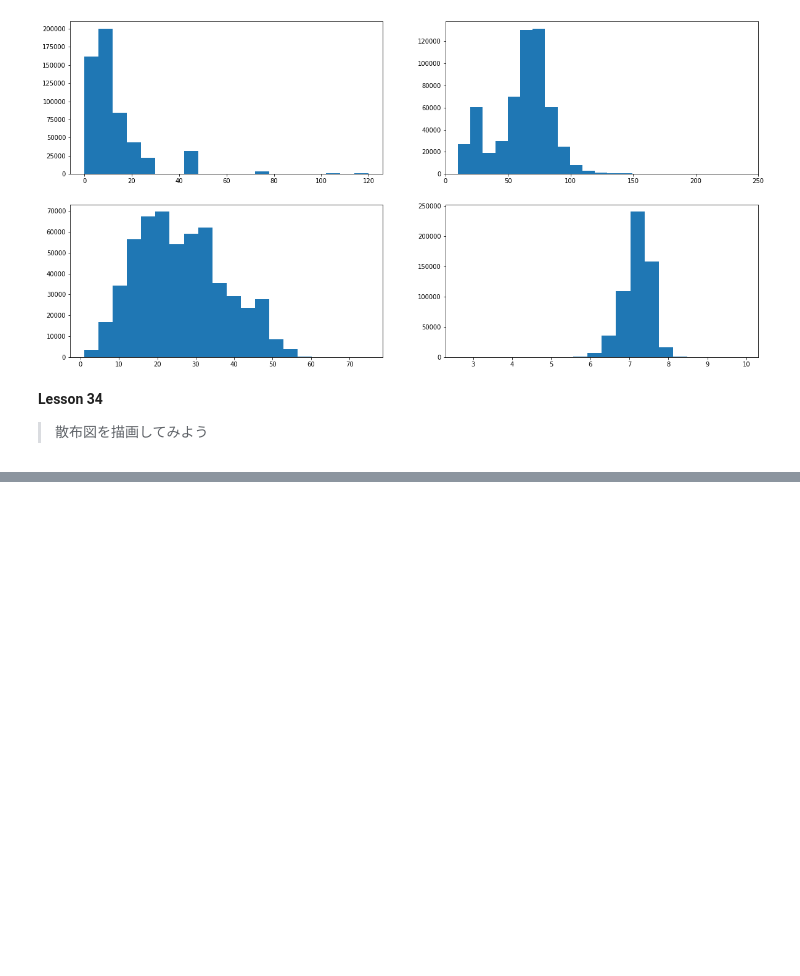
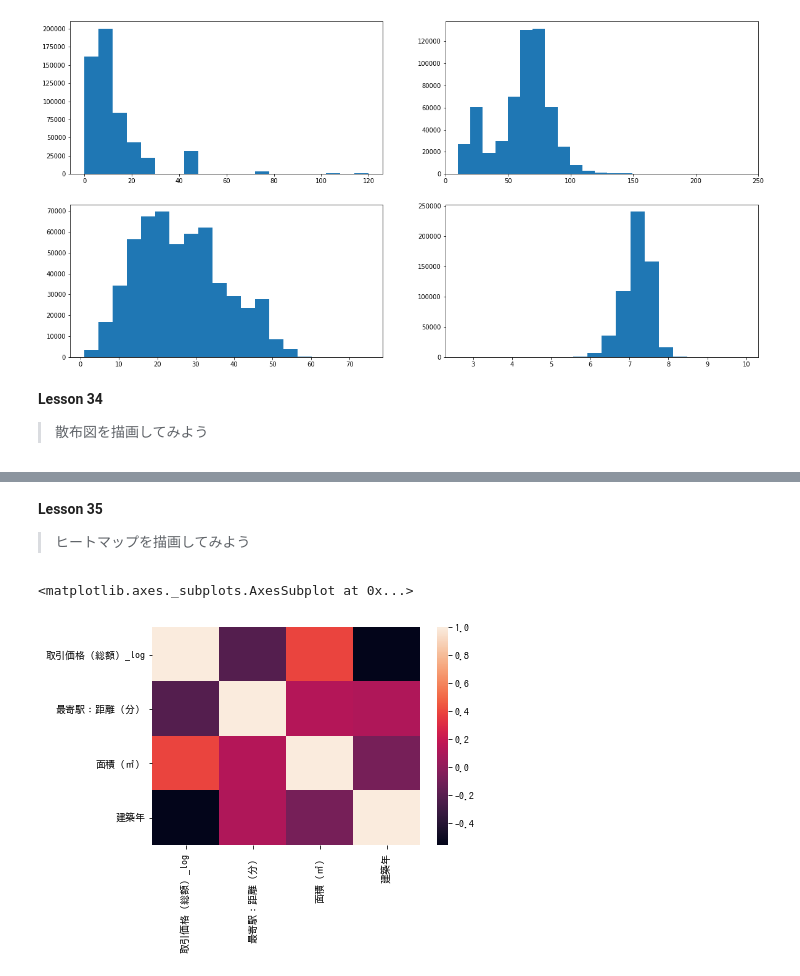
Before and after one commit to KJR020/Nishika_tutorial, a Jupyter notebook: Nishika_tutorial.ipynb, the cells around one changed output, grey strips where cells are left out. Cells and saved outputs as stored; diff of their text form; code cells hidden in the pictures; blank space fills up the shorter version.

Commit message:
Colaboratory を使用して作成しました Lesson36まで完了

```diff
--- a/Nishika_tutorial.ipynb
+++ b/Nishika_tutorial.ipynb
@@ -421,0 +447,4 @@ plt.scatter(df['最寄駅：距離（分）'],df['取引価格（総額）_log']
+# %% [markdown]
+**Lesson 35**
+
+> ヒートマップを描画してみよう
@@ -421,0 +462,7 @@ plt.scatter(df['最寄駅：距離（分）'],df['取引価格（総額）_log']
+# %%
+import matplotlib
+matplotlib.rcParams["font.family"] = "IPAGothic"
+sns.heatmap(df[['取引価格（総額）_log','最寄駅：距離（分）','面積（㎡）','建築年']].corr())
+# %% [output]
+<matplotlib.axes._subplots.AxesSubplot at 0x...>
+[figure, added]
```
Also changed, not shown: parts of 12 cells of this notebook.
